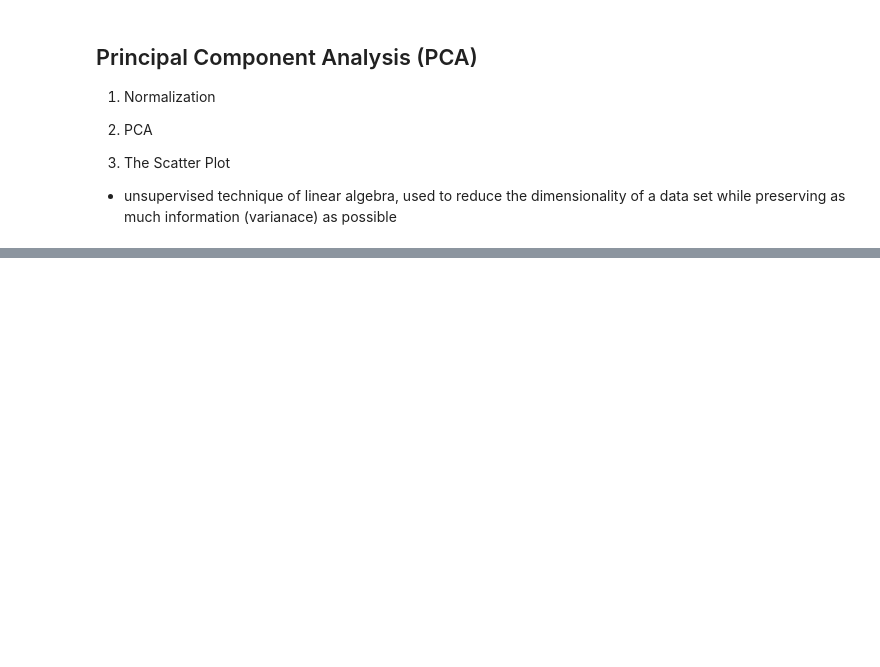
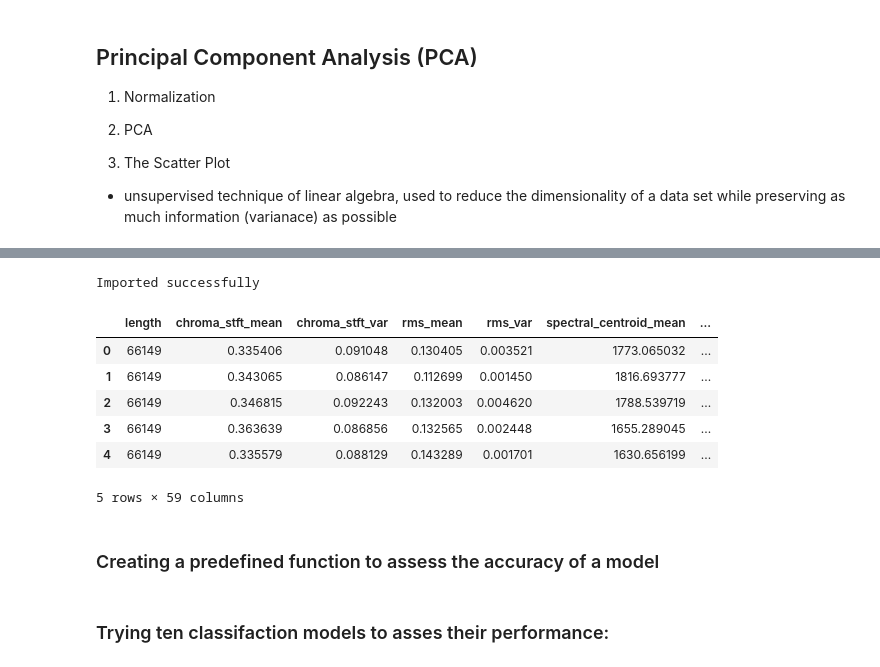
Before and after one commit to janmillou/music_genre_classifier, a Jupyter notebook: music_genre_classifier.ipynb, the cells around one changed output, grey strips where cells are left out. Drawn from its saved outputs; the diff is of its cells as text; code cells hidden in the pictures; blank space fills up the shorter version.

```diff
--- a/music_genre_classifier.ipynb
+++ b/music_genre_classifier.ipynb
@@ -366,0 +396,33 @@ pca.explained_variance_ratio_
+# %%
+from sklearn.naive_bayes import GaussianNB
+from sklearn.linear_model import SGDClassifier, LogisticRegression
+from sklearn.neighbors import KNeighborsClassifier
+from sklearn.tree import DecisionTreeClassifier
+from sklearn.ensemble import RandomForestClassifier
+from sklearn.svm import SVC
+from sklearn.neural_network import MLPClassifier
+from xgboost import XGBClassifier, XGBRFClassifier
+from xgboost import plot_tree, plot_importance
+
+from sklearn.metrics import confusion_matrix, accuracy_score, roc_auc_score, roc_curve
+from sklearn import preprocessing
+from sklearn.model_selection import train_test_split
+from sklearn.feature_selection import RFE
+from sklearn.preprocessing import LabelEncoder
+print('Imported successfully')
+# %% [output]
+Imported successfully
+# %%
+# Read scv into pandas data frame
+data = pd.read_csv(f'{path}\\Data\\features_3_sec.csv')
+data = data.iloc[0:, 1:]
+
+data.head()
+# %% [output]
+|  | length | chroma_stft_mean | chroma_stft_var | rms_mean | rms_var | spectral_centroid_mean | ... |
+| 0 | 66149 | 0.335406 | 0.091048 | 0.130405 | 0.003521 | 1773.065032 | ... |
+| 1 | 66149 | 0.343065 | 0.086147 | 0.112699 | 0.001450 | 1816.693777 | ... |
+| 2 | 66149 | 0.346815 | 0.092243 | 0.132003 | 0.004620 | 1788.539719 | ... |
+| 3 | 66149 | 0.363639 | 0.086856 | 0.132565 | 0.002448 | 1655.289045 | ... |
+| 4 | 66149 | 0.335579 | 0.088129 | 0.143289 | 0.001701 | 1630.656199 | ... |
+5 rows × 59 columns
@@ -366,0 +442,2 @@ pca.explained_variance_ratio_
+# %% [markdown]
+### Creating a predefined function to assess the accuracy of a model
@@ -366,0 +459,2 @@ pca.explained_variance_ratio_
+# %% [markdown]
+### Trying ten classifaction models to asses their performance:
```
Also changed, not shown: parts of 14 cells of this notebook.
